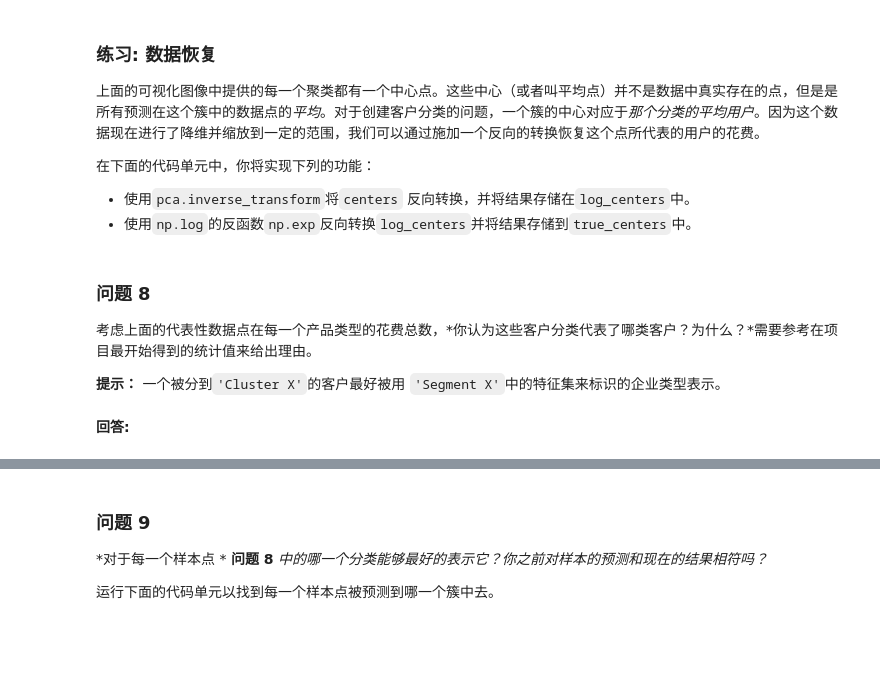
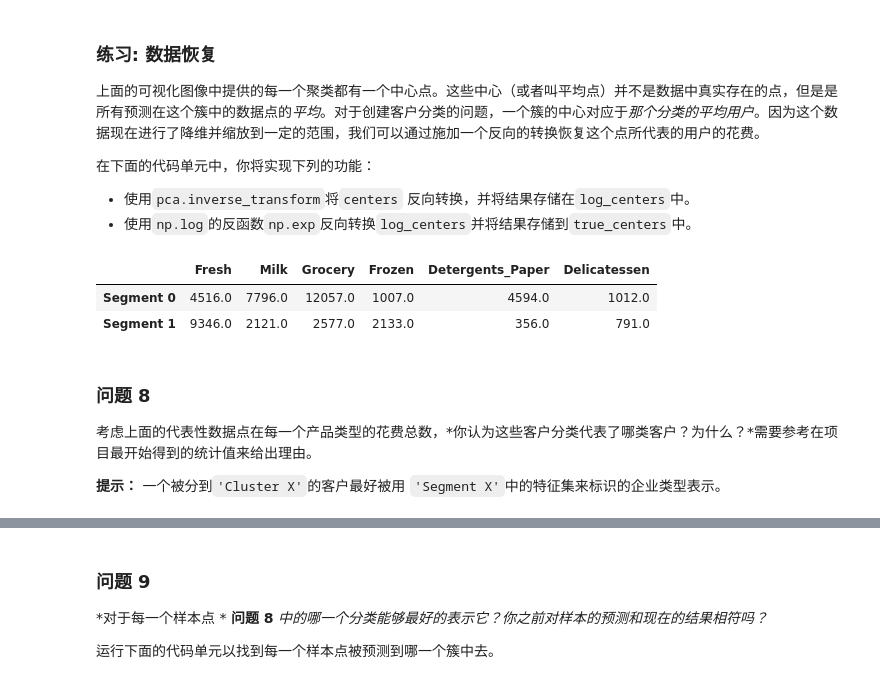
Before and after one commit to htliujy/creating_customer_segments, a Jupyter notebook: customer_segments.ipynb, the cells around one changed output, grey strips where cells are left out. Saved outputs shown, nothing was run; the diff lists cells and outputs as text; code cells hidden in the pictures; blank space fills up the shorter version.

```diff
--- a/customer_segments.ipynb
+++ b/customer_segments.ipynb
@@ -398,16 +409,20 @@ vs.biplot(good_data, reduced_data, pca)
    - 将轮廓系数赋值给`score`并输出结果。
 # %%
 # TODO：在降维后的数据上使用你选择的聚类算法
-clusterer =
+from sklearn.mixture import GaussianMixture
+from sklearn.metrics import silhouette_score
+
+clusterer = GaussianMixture(n_components=2,random_state=0).fit(reduced_data)
 
 # TODO：预测每一个点的簇
-preds = None
+preds = clusterer.predict(reduced_data)
 
 # TODO：找到聚类中心
-centers = None
+centers = clusterer.means_
 
 # TODO：预测在每一个转换后的样本点的类
-sample_preds = None
+sample_preds = clusterer.predict(pca_samples)
 
 # TODO：计算选择的类别的平均轮廓系数（mean silhouette coefficient）
-score = None
+score = silhouette_score(reduced_data, preds, metric='euclidean', sample_size=None, random_state=0)
+print (score)
@@ -414,18 +431,3 @@ score = None
-# %%
-# TODO：在降维后的数据上使用你选择的聚类算法
-clusterer =
-
-# TODO：预测每一个点的簇
-preds = None
-
-# TODO：找到聚类中心
-centers = None
-
-# TODO：预测在每一个转换后的样本点的类
-sample_preds = None
-
-# TODO：计算选择的类别的平均轮廓系数（mean silhouette coefficient）
-score = None
 # %% [markdown]
 ### 问题 7
 
@@ -447,20 +454,23 @@ vs.cluster_results(reduced_data, preds, centers, pca_samples)
  - 使用`np.log`的反函数`np.exp`反向转换`log_centers`并将结果存储到`true_centers`中。
 # %%
 # TODO：反向转换中心点
-log_centers = None
+
+log_centers = pca.inverse_transform(centers)
 
 # TODO：对中心点做指数转换
-true_centers = None
+true_centers = np.exp(log_centers)
 
 # 显示真实的中心点
 segments = ['Segment {}'.format(i) for i in range(0,len(centers))]
 true_centers = pd.DataFrame(np.round(true_centers), columns = data.keys())
 true_centers.index = segments
 display(true_centers)
+# %% [output]
+|  | Fresh | Milk | Grocery | Frozen | Detergents_Paper | Delicatessen |
+| Segment 0 | 4516.0 | 7796.0 | 12057.0 | 1007.0 | 4594.0 | 1012.0 |
+| Segment 1 | 9346.0 | 2121.0 | 2577.0 | 2133.0 | 356.0 | 791.0 |
 # %% [markdown]
 ### 问题 8
 考虑上面的代表性数据点在每一个产品类型的花费总数，*你认为这些客户分类代表了哪类客户？为什么？*需要参考在项目最开始得到的统计值来给出理由。
 
 **提示：** 一个被分到`'Cluster X'`的客户最好被用 `'Segment X'`中的特征集来标识的企业类型表示。
-# %% [markdown]
-**回答:**
```
Also changed, not shown: parts of 37 cells of this notebook, 1 other file.
